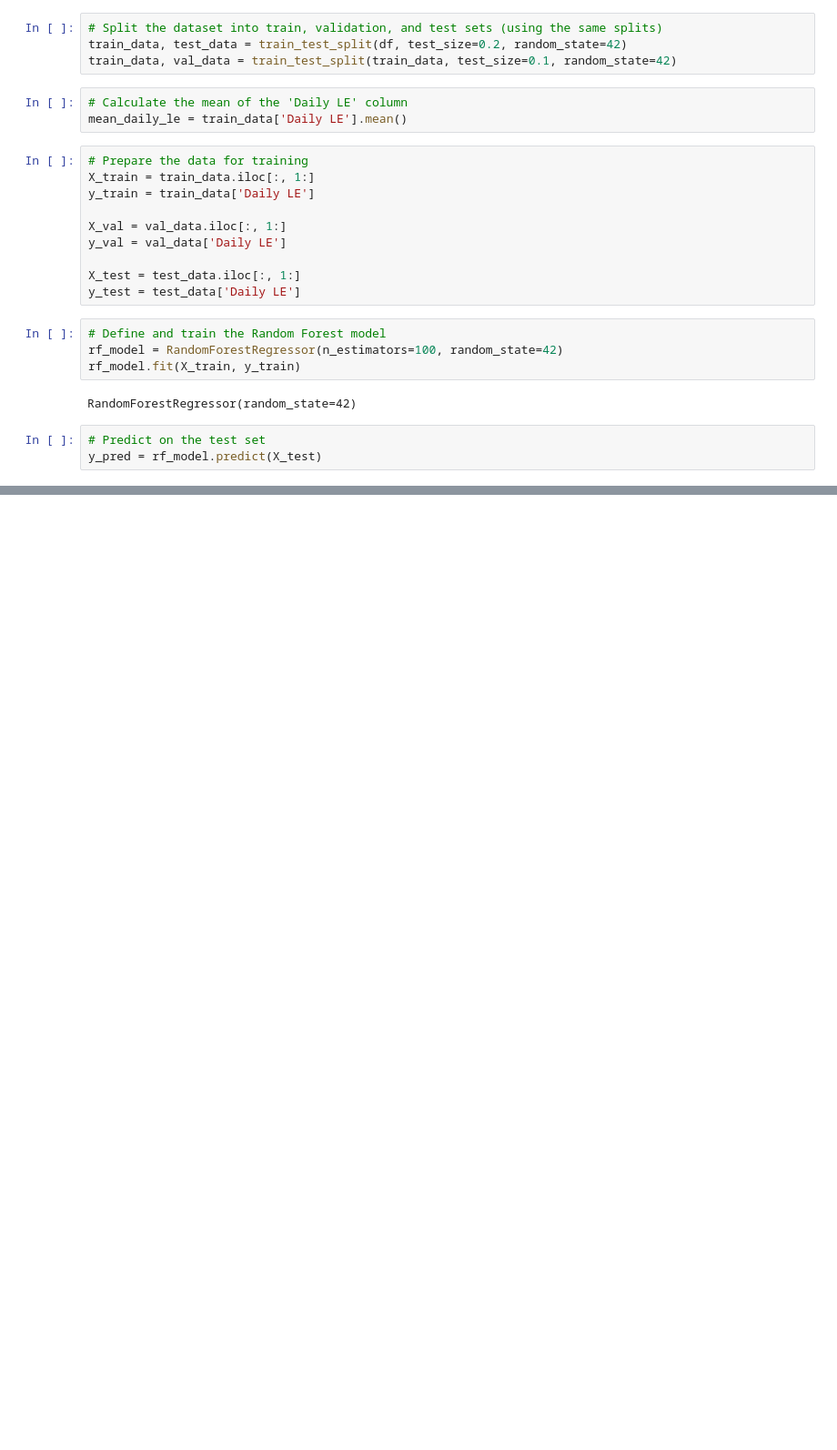
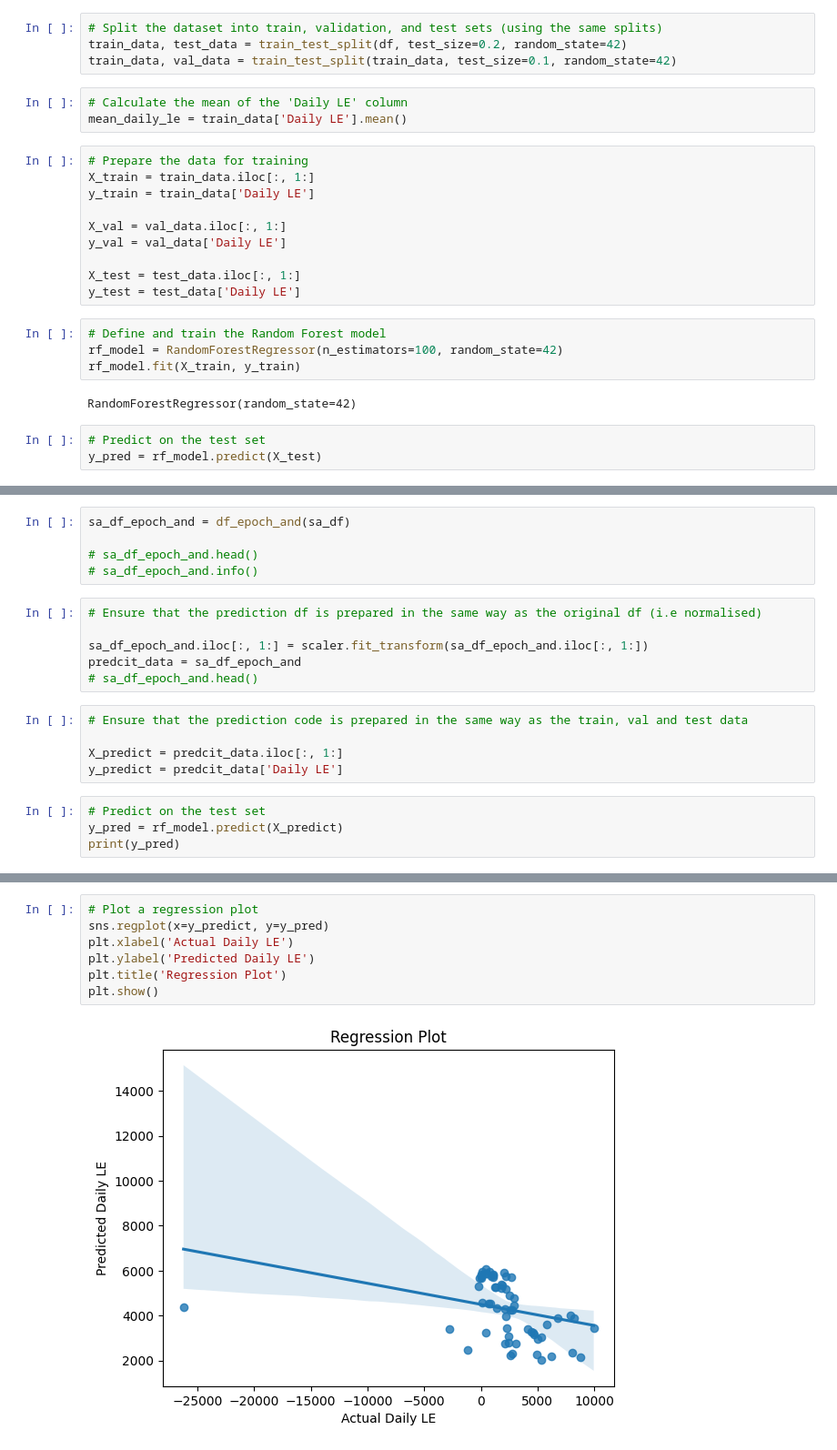
Before and after one commit to TashiSoldin/MAPWAPS, a Jupyter notebook: Code/Machine Learning Models/ML RF.ipynb, the cells around one changed output, grey strips where cells are left out. Shown at 91% size. Cells and saved outputs as stored; diff of their text form; blank space fills up the shorter version.

```diff
--- a/Code/Machine Learning Models/ML RF.ipynb
+++ b/Code/Machine Learning Models/ML RF.ipynb
@@ -139,0 +179,20 @@ plt.show()
+# %%
+sa_df_epoch_and = df_epoch_and(sa_df)
+
+# sa_df_epoch_and.head()
+# sa_df_epoch_and.info()
+# %%
+# Ensure that the prediction df is prepared in the same way as the original df (i.e normalised)
+
+sa_df_epoch_and.iloc[:, 1:] = scaler.fit_transform(sa_df_epoch_and.iloc[:, 1:])
+predcit_data = sa_df_epoch_and
+# sa_df_epoch_and.head()
+# %%
+# Ensure that the prediction code is prepared in the same way as the train, val and test data
+
+X_predict = predcit_data.iloc[:, 1:]
+y_predict = predcit_data['Daily LE']
+# %%
+# Predict on the test set
+y_pred = rf_model.predict(X_predict)
+print(y_pred)
@@ -139,0 +238,9 @@ plt.show()
+# %%
+# Plot a regression plot
+sns.regplot(x=y_predict, y=y_pred)
+plt.xlabel('Actual Daily LE')
+plt.ylabel('Predicted Daily LE')
+plt.title('Regression Plot')
+plt.show()
+# %% [output]
+[figure, added]
```
Also changed, not shown: parts of 10 cells of this notebook, 2 other files.
